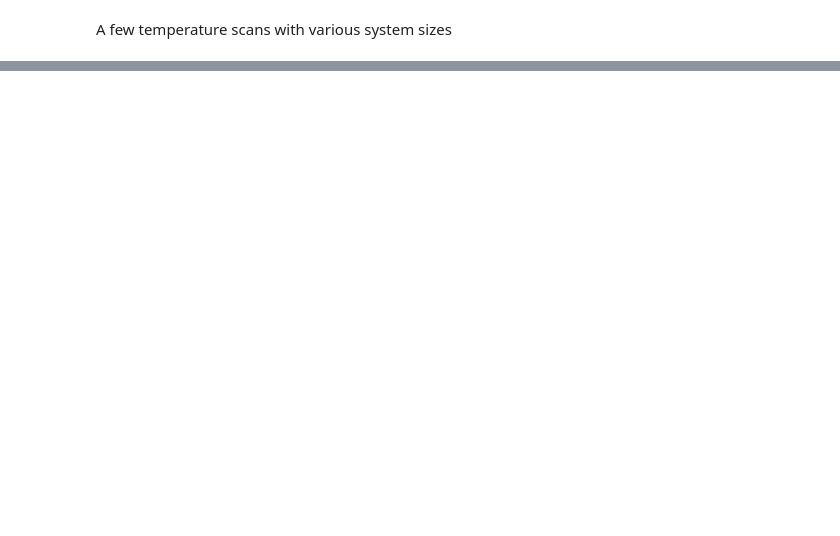
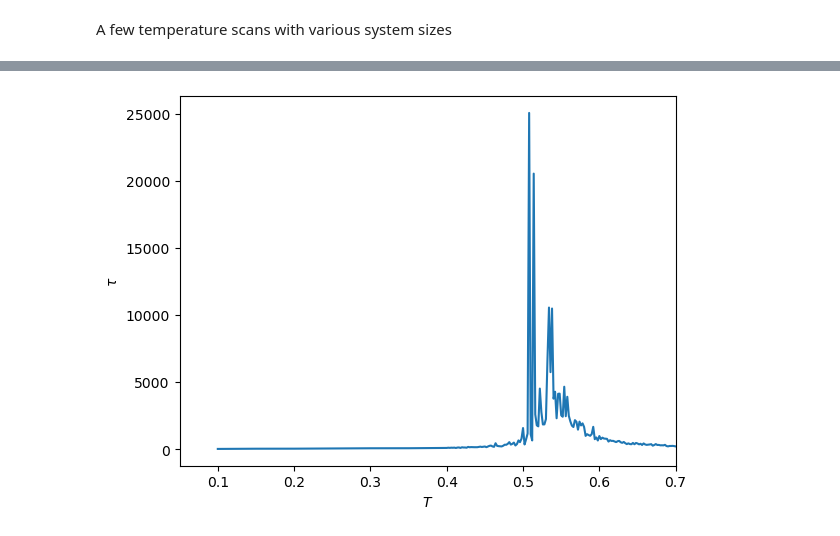
Before and after one commit to krivenko/MX2RKKY.jl, a Jupyter notebook: notebooks/HeisenbergPhaseTransitions.ipynb, the cells around one changed output, grey strips where cells are left out. Drawn from its saved outputs; the diff is of its cells as text; code cells hidden in the pictures; blank space fills up the shorter version.

```diff
--- a/notebooks/HeisenbergPhaseTransitions.ipynb
+++ b/notebooks/HeisenbergPhaseTransitions.ipynb
@@ -128,0 +225,9 @@ plt.show()
+# %%
+using StatsBase: autocor
+using CurveFit: exp_fit
+
+function autocorr_time(x; lags = 0:200)
+    ac = autocor(x, lags)
+    a, b = exp_fit(1:length(ac), ac)
+    return -1 / b
+end
@@ -128,0 +236,9 @@ plt.show()
+# %%
+E = zeros(n_cycles, length(T_range))
+read!("heisenberg_T_scan_L$(L1)_zoomedin_E.dat", E)
+τ_list = [autocorr_time(E[:, i]) for i in 1:size(E, 2)]
+plt.plot(T_range, τ_list)
+
+plt.xlim((first(T_range), last(T_range)))
+plt.xlabel(raw"$T$");
+plt.ylabel(raw"$\tau$");
@@ -128,0 +247,11 @@ plt.show()
+# %%
+χ = zeros(n_cycles, length(T_range))
+read!("heisenberg_T_scan_L$(L1)_zoomedin_chi.dat", χ)
+τ_list = [autocorr_time(χ[:, i], lags=0:150) for i in 1:size(E, 2)]
+plt.plot(T_range, τ_list)
+
+plt.xlim((first(T_range), last(T_range)))
+plt.xlabel(raw"$T$");
+plt.ylabel(raw"$\tau$");
+# %% [output]
+[figure, added]
```
Also changed, not shown: parts of 12 cells of this notebook, 1 other file.
